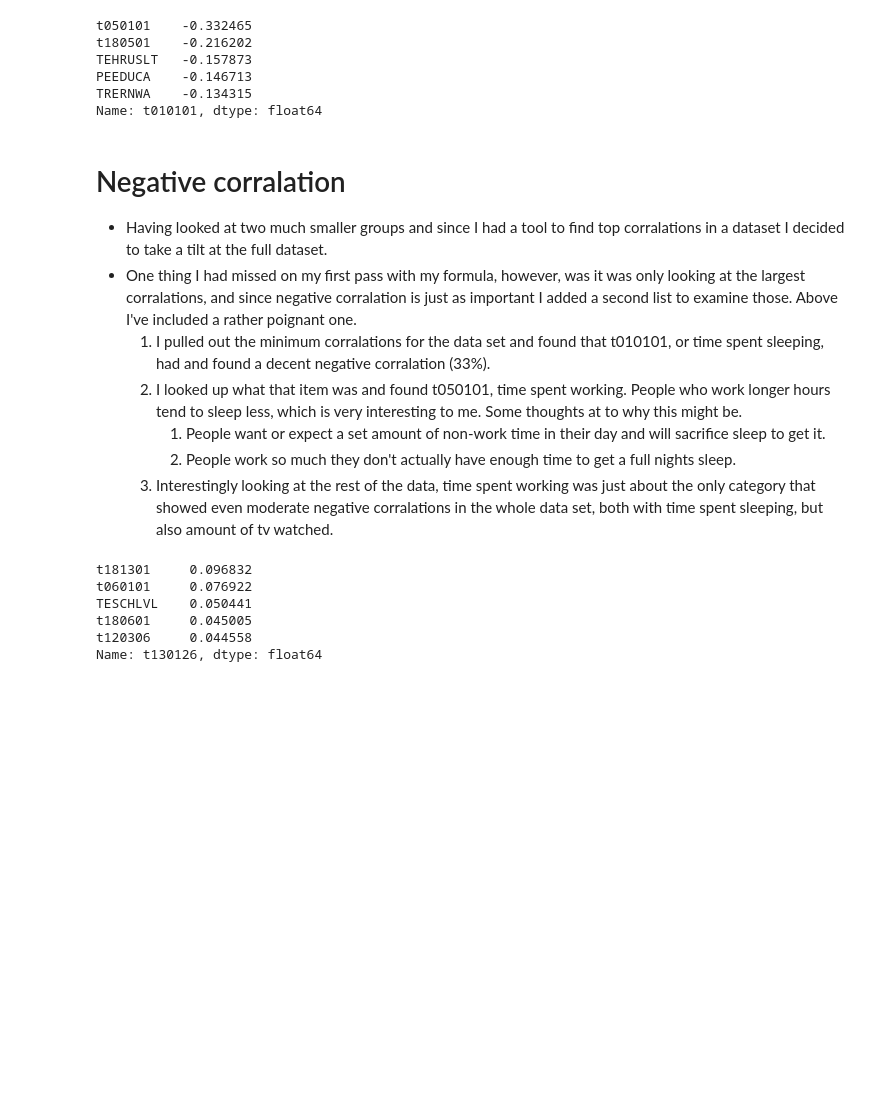
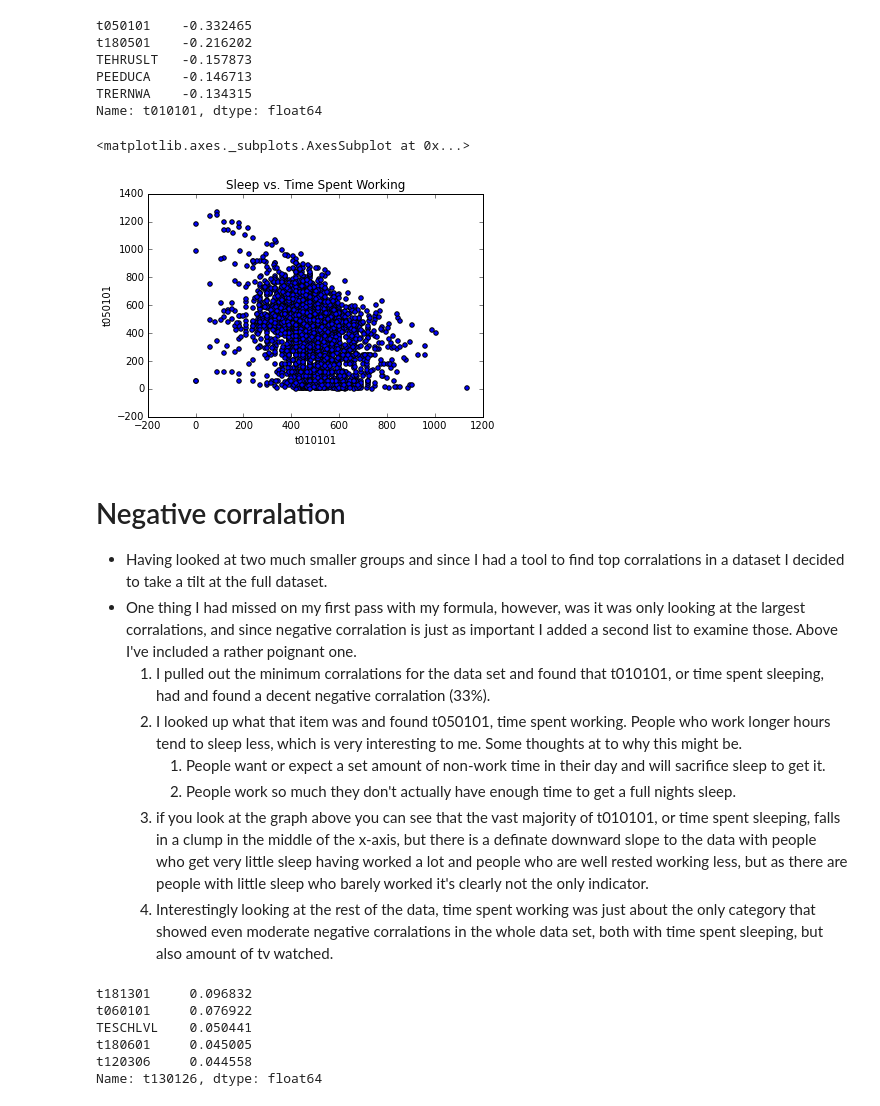
Before and after one commit to Shea-Wolfe/atus-analysis, a Jupyter notebook: wasting_time.ipynb, the cells around one changed output. Cells and saved outputs as stored; diff of their text form; code cells hidden in the pictures; blank space fills up the shorter version.

Commit message:
Added a graph for time spent working vs. sleep

```diff
--- a/wasting_time.ipynb
+++ b/wasting_time.ipynb
@@ -156,6 +156,12 @@ TEHRUSLT   -0.157873
 PEEDUCA    -0.146713
 TRERNWA    -0.134315
 Name: t010101, dtype: float64
+# %%
+jobs = summary[summary.t050101 > 0]
+jobs.plot(kind='scatter', x='t010101', y='t050101', title='Sleep vs. Time Spent Working')
+# %% [output]
+<matplotlib.axes._subplots.AxesSubplot at 0x...>
+[figure, added]
 # %% [markdown]
 # Negative corralation
 
@@ -165,6 +171,7 @@ Name: t010101, dtype: float64
     1. I looked up what that item was and found t050101, time spent working.  People who work longer hours tend to sleep less, which is very interesting to me.  Some thoughts at to why this might be.
         1. People want or expect a set amount of non-work time in their day and will sacrifice sleep to get it.
         1. People work so much they don't actually have enough time to get a full nights sleep.
+    1. if you look at the graph above you can see that the vast majority of t010101, or time spent sleeping, falls in a clump in the middle of the x-axis, but there is a definate downward slope to the data with people who get very little sleep having worked a lot and people who are well rested working less, but as there are people with little sleep who barely worked it's clearly not the only indicator.
     1. Interestingly looking at the rest of the data, time spent working was just about the only category that showed even moderate negative corralations in the whole data set, both with time spent sleeping, but also amount of tv watched.
 # %%
 large_corr.t130126.order(ascending=False)[:5]
```
